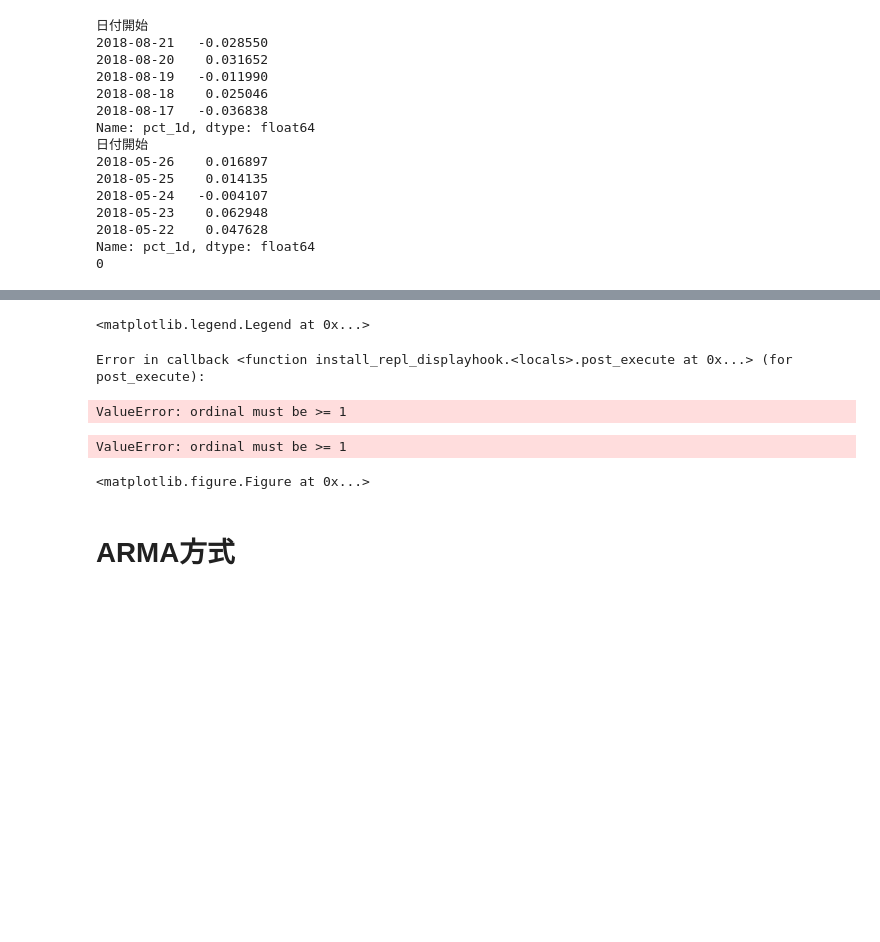
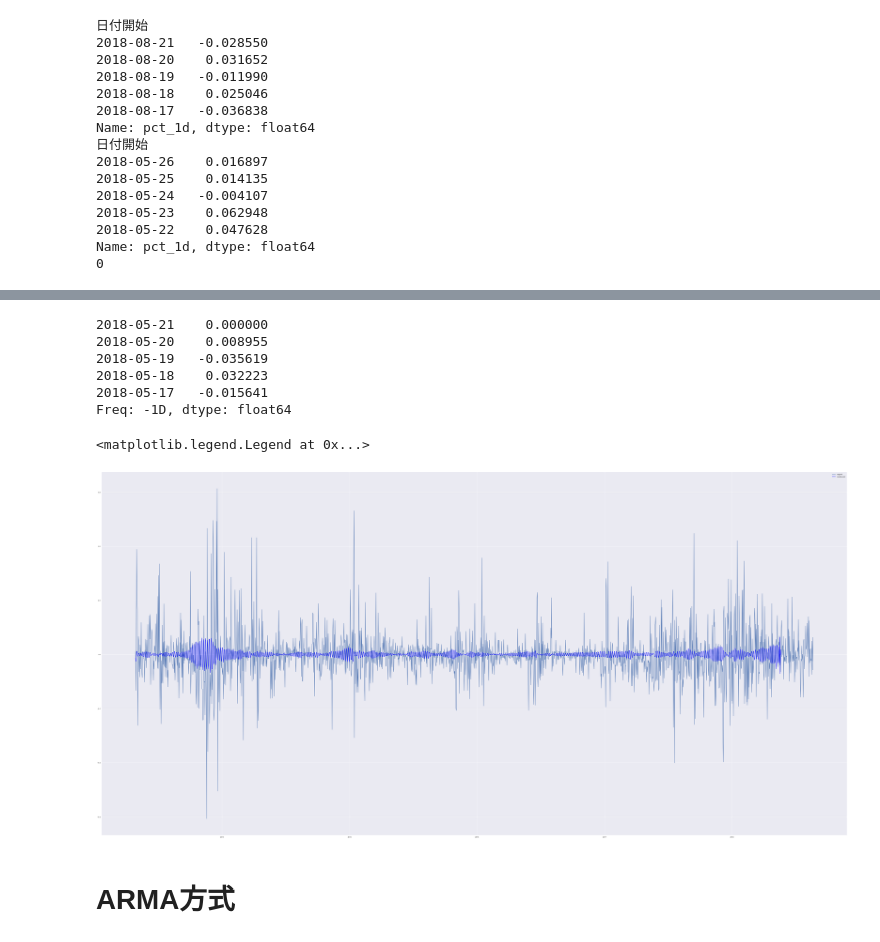
Before and after one commit to OhkawaHiroyuki/bitcoin, a Jupyter notebook: bitcoin株価解析.ipynb, the cells around one changed output, grey strips where cells are left out. Drawn from its saved outputs; the diff is of its cells as text; code cells hidden in the pictures; blank space fills up the shorter version.

```diff
--- a/bitcoin株価解析.ipynb
+++ b/bitcoin株価解析.ipynb
@@ -495,14 +589,20 @@ sarimax_train_pred = sarimax_train.predict() # テストデータ2年分予測
+# %%
+sarimax_train_pred.head()
+# %% [output]
+2018-05-21    0.000000
+2018-05-20    0.008955
+2018-05-19   -0.035619
+2018-05-18    0.032223
+2018-05-17   -0.015641
+Freq: -1D, dtype: float64
 # %%
-plt.figure(figsize=(8, 4))
+plt.figure(figsize=(80, 40))
 
-plt.plot(df_bitcoin['pct_1d'], label="original")
+plt.plot(df_bitcoin['日付開始'],df_bitcoin['pct_1d'],label="original")
 plt.plot(sarimax_train_pred, c="b", label="model-pred")
 plt.legend(loc='best')
 # %% [output]
 <matplotlib.legend.Legend at 0x...>
-Error in callback <function install_repl_displayhook.<locals>.post_execute at 0x...> (for post_execute):
-ValueError: ordinal must be >= 1
-ValueError: ordinal must be >= 1
-<matplotlib.figure.Figure at 0x...>
+[figure, added]
 # %% [markdown]
 # ARMA方式
```
Also changed, not shown: parts of 21 cells of this notebook.
